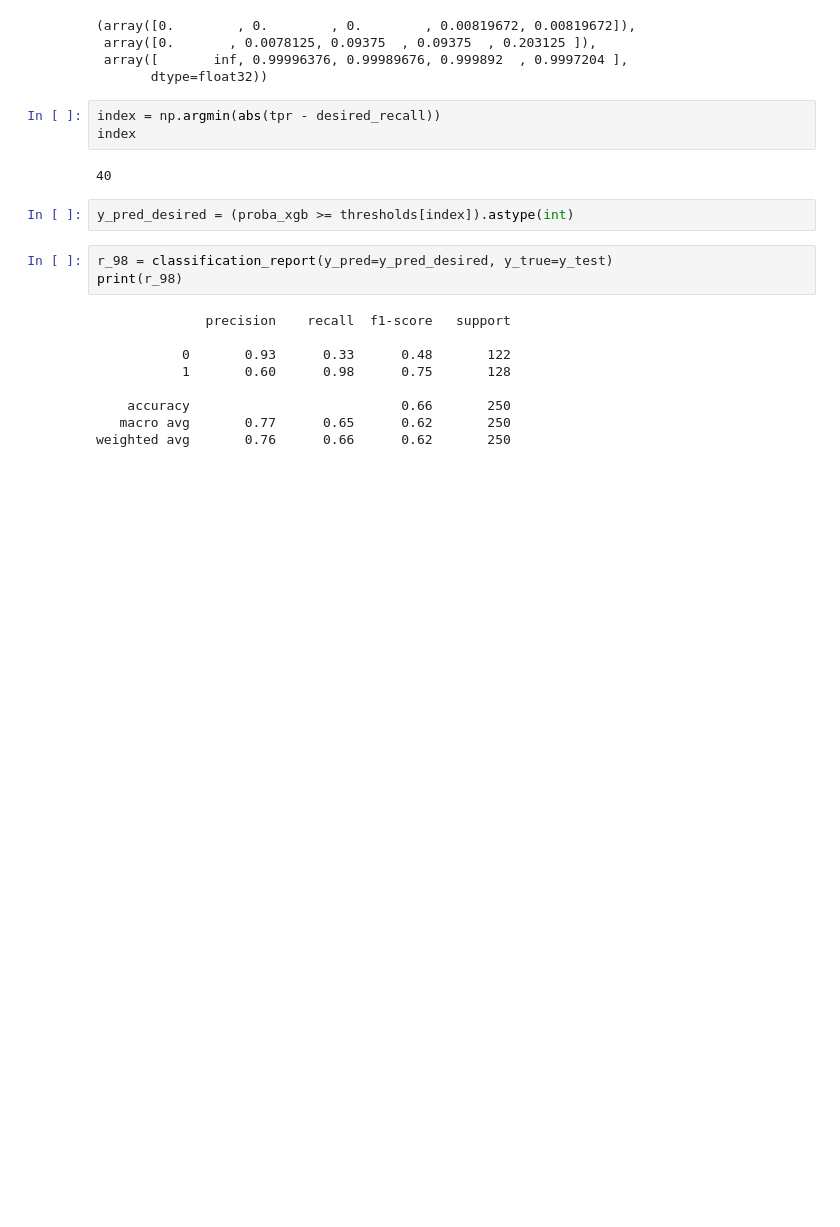
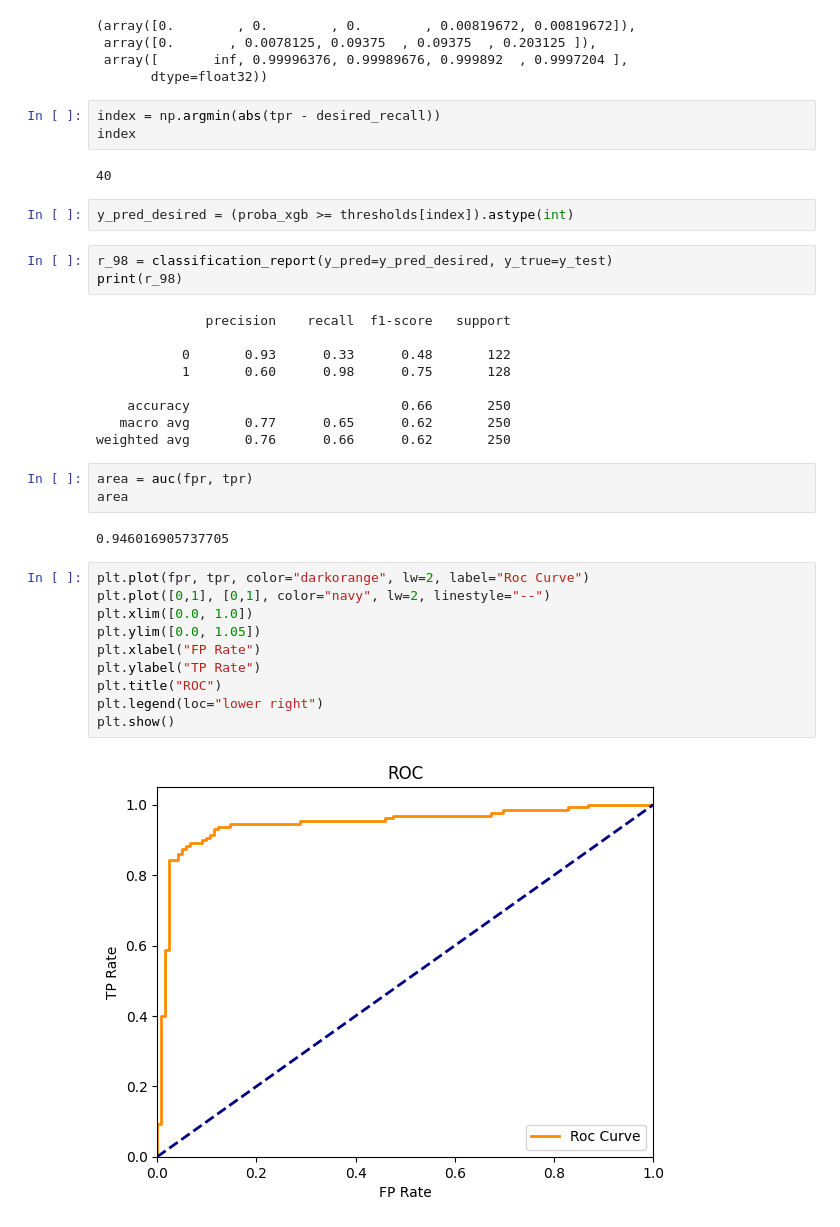
Before and after one commit to HMurawski/dump, a Jupyter notebook: dump_learning/ML/roc.ipynb, the cells around one changed output. Cells and saved outputs as stored; diff of their text form; blank space fills up the shorter version.

```diff
--- a/dump_learning/ML/roc.ipynb
+++ b/dump_learning/ML/roc.ipynb
@@ -178,3 +178,20 @@ print(r_98)
     accuracy                           0.66       250
    macro avg       0.77      0.65      0.62       250
 weighted avg       0.76      0.66      0.62       250
+# %%
+area = auc(fpr, tpr)
+area
+# %% [output]
+0.946016905737705
+# %%
+plt.plot(fpr, tpr, color="darkorange", lw=2, label="Roc Curve")
+plt.plot([0,1], [0,1], color="navy", lw=2, linestyle="--")
+plt.xlim([0.0, 1.0])
+plt.ylim([0.0, 1.05])
+plt.xlabel("FP Rate")
+plt.ylabel("TP Rate")
+plt.title("ROC")
+plt.legend(loc="lower right")
+plt.show()
+# %% [output]
+[figure, added]
```
Also changed, not shown: 1 other file.
